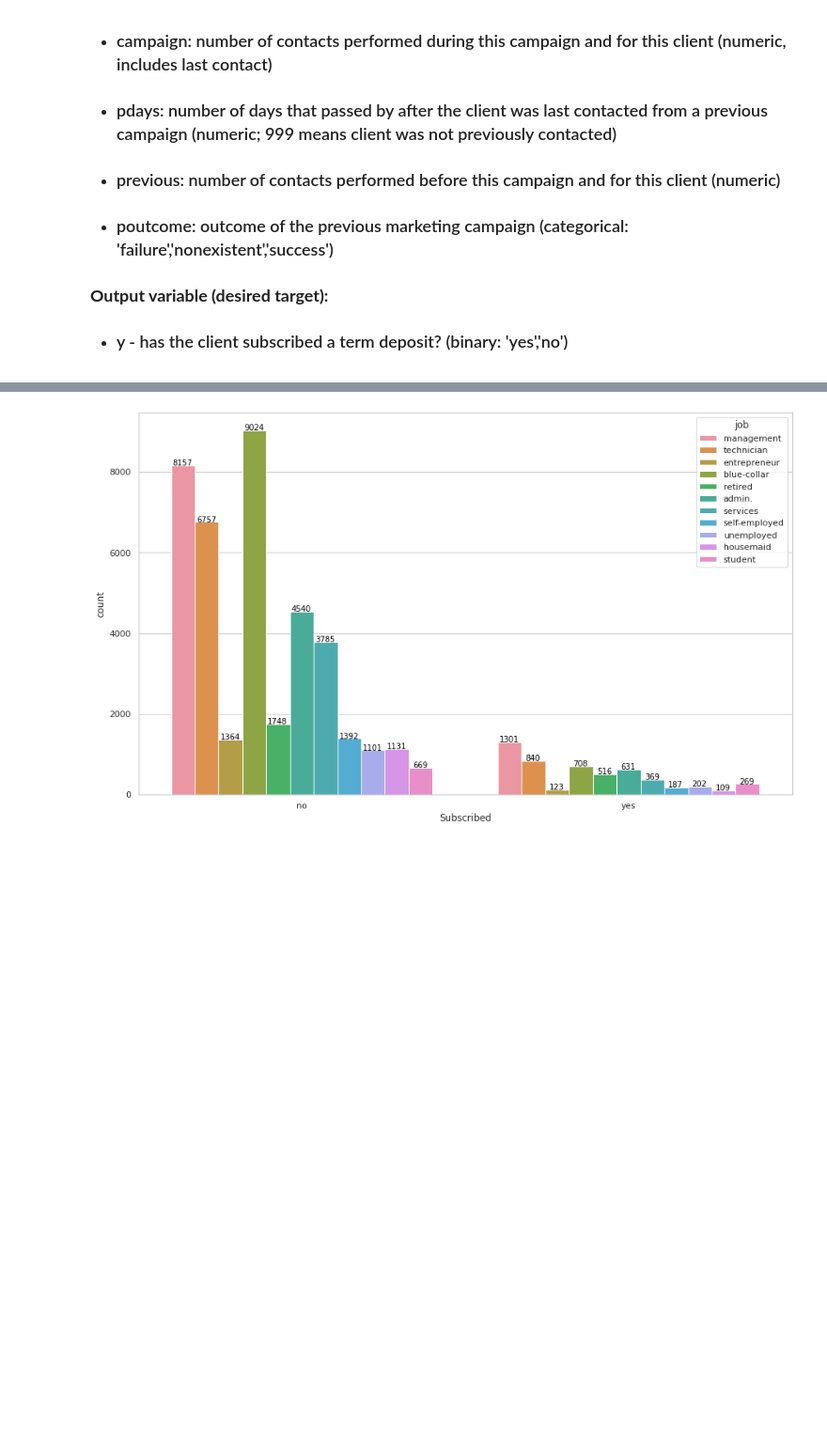
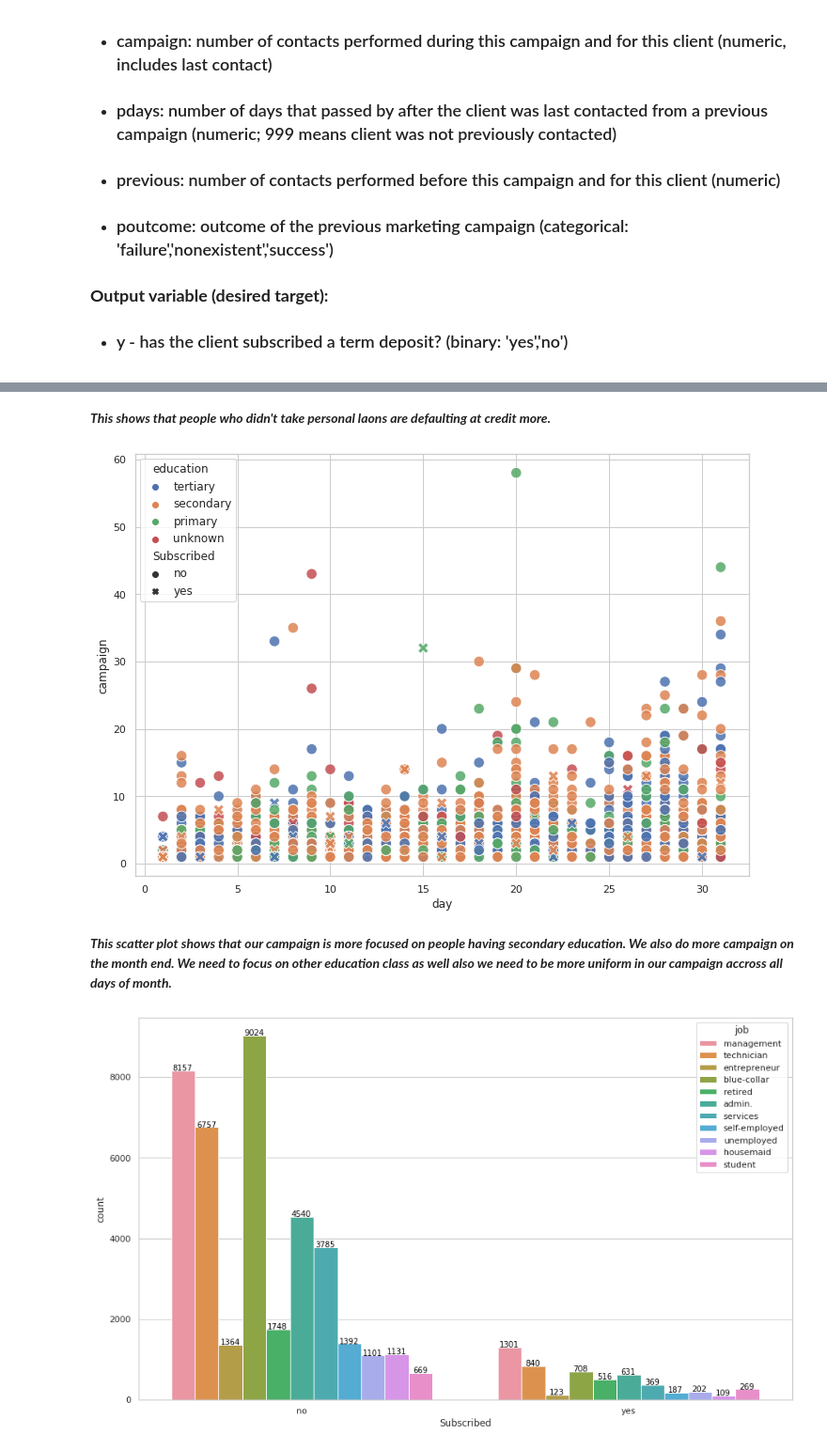
Before and after one commit to asim5800/Marketing-Campaign-Effectiveness-Prediction-, a Jupyter notebook: Bank_Marketing_Effectiveness_Prediction_Capstone_Project.ipynb, the cells around one changed output, grey strips where cells are left out. Shown at 94% size. Drawn from its saved outputs; the diff is of its cells as text; code cells hidden in the pictures; blank space fills up the shorter version.

```diff
--- a/Bank_Marketing_Effectiveness_Prediction_Capstone_Project.ipynb
+++ b/Bank_Marketing_Effectiveness_Prediction_Capstone_Project.ipynb
@@ -186,3 +199,13 @@ sns.scatterplot(x="day", y="campaign", hue="education", data=sample_loan,x_bins=
+# %% [markdown]
+***This shows that people who didn't take personal laons are defaulting at credit more.***
+# %%
+#plotting education, campaign, day and sbscribed by taking 6000 random samples
+sample=df.sample(6000)
+sns.scatterplot(x="day", y="campaign", hue="education", data=sample,x_bins=50,y_bins=50,alpha=0.85, style="Subscribed",s=130 );
+# %% [output]
+[figure, added]
+# %% [markdown]
+***This scatter plot shows that our campaign is more focused on people having secondary education. We also do more campaign on the month end. We need to focus on other education class as well also we need to be more uniform in our campaign accross all days of month.***
 # %%
 #removing unknown occupation
 df1 = df[df.job != 'unknown']
```
Also changed, not shown: parts of 165 cells of this notebook.
